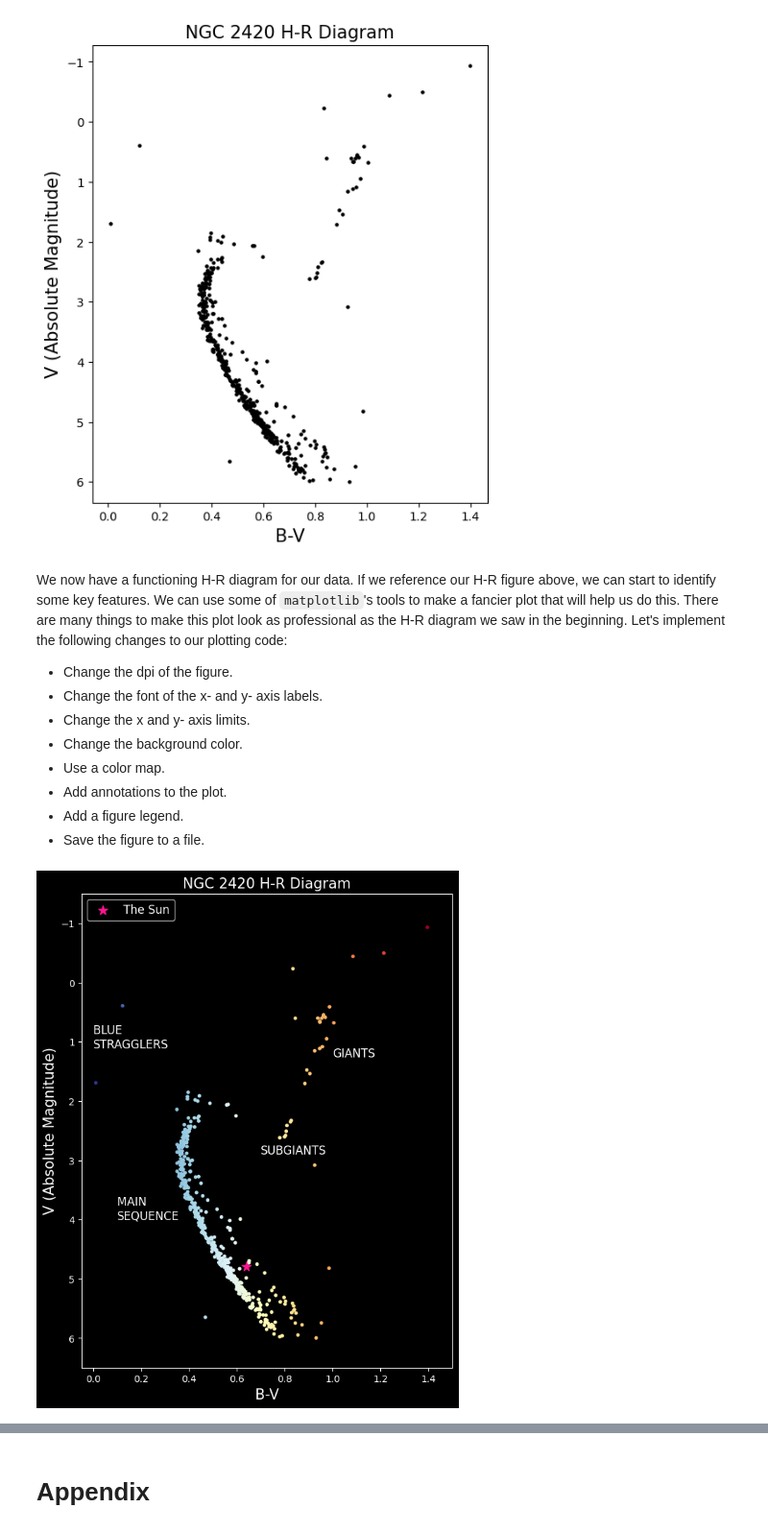
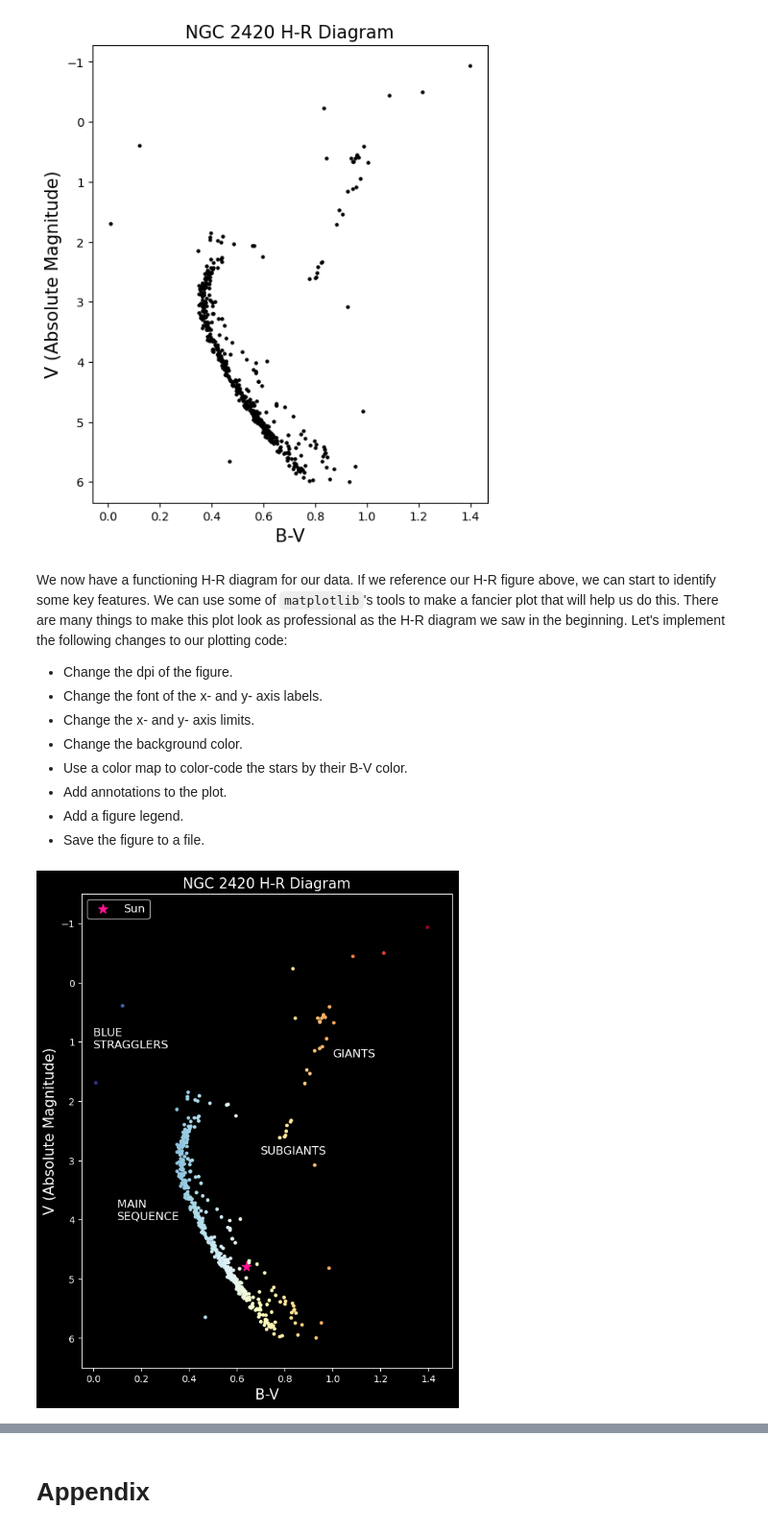
Before and after one commit to BrandonRadzom/pyiu, a Jupyter notebook: crash-course/demo-solutions/hr_diagram_demo_part1_complete.ipynb, the cells around one changed output, grey strips where cells are left out. Shown at 96% size. Drawn from its saved outputs; the diff is of its cells as text; code cells hidden in the pictures.

Commit message:
Updating HR diagram demo notebook for S26 crash course

```diff
--- a/crash-course/demo-solutions/hr_diagram_demo_part1_complete.ipynb
+++ b/crash-course/demo-solutions/hr_diagram_demo_part1_complete.ipynb
@@ -495,53 +486,53 @@ We now have a functioning H-R diagram for our data. If we reference our H-R figu
 
 * Change the dpi of the figure.
 * Change the font of the x- and y- axis labels.
-* Change the x and y- axis limits.
+* Change the x- and y- axis limits.
 * Change the background color.
-* Use a color map.
+* Use a color map to color-code the stars by their B-V color.
 * Add annotations to the plot.
 * Add a figure legend.
 * Save the figure to a file.
 # %%
-# set the dpi = "dots per inch" or resolution of figure
+# Set the dpi = "dots per inch" or resolution of figure
 matplotlib.rcParams["figure.dpi"] = 100
-# we can even change the font style!
+# We can even change the font style!
 plt.rcParams["font.serif"] = ["Times New Roman"] + plt.rcParams["font.serif"]
-# set the background to be black
+# Set the background to be black
 plt.style.use("dark_background")
 
 
-# create the figure
-plt.figure(figsize=(7, 9))
+# Create the figure
+plt.figure(figsize = (7, 9))
 
-# set the edge color to be white
+# Set the edge color to be white
 matplotlib.rc("axes", edgecolor = "white")
-# set the plot title and fontsize
+# Set the plot title and fontsize
 plt.title("NGC 2420 H-R Diagram", size = 15)
-# plot B-V colors against absolute magnitudes
+# Plot B-V colors against absolute V magnitudes
 plt.scatter(bv_colors, vmags_abs, s = 8, c = bv_colors, cmap = "RdYlBu_r")
-# plot the approx. B-V and V magnitude for the Sun (source: https://iopscience.iop.org/article/10.3847/1538-4365/aabfdf)
-# note the 'label' argument sets the text label for this data point
-plt.scatter(0.64, 4.80, marker = "*", s = 100, c = "deeppink", label = "The Sun")
-# invert the y-axis, which is V mags
+# Plot the approx. B-V and V magnitude for the Sun (source: https://iopscience.iop.org/article/10.3847/1538-4365/aabfdf)
+# Note the "label" argument sets the text label for this data point
+plt.scatter(0.64, 4.80, marker = "*", s = 100, c = "deeppink", label = "Sun")
+# Invert the y-axis, which shows absolute V magnitudes
 plt.gca().invert_yaxis()
-# set axis limits
+# Set axis limits
 plt.xlim(-0.05, 1.5)
-plt.ylim(6.5,-1.5)
+plt.ylim(6.5, -1.5)
 
-# set axis labels
+# Set axis labels
 plt.xlabel("B-V", size = 15)
 plt.ylabel("V (Absolute Magnitude)", size = 15)
 
-# set annotations for the figure
+# Label key regions of the H-R diagram
 plt.annotate("MAIN \nSEQUENCE", xy = (0.1, 4), xycoords = "data", size = 12)
 plt.annotate("GIANTS", xy = (1, 1.25), xycoords = "data", size = 12)
-plt.annotate("SUBGIANTS", xy = (0.7,2.9), xycoords = "data", size = 12)
-plt.annotate("BLUE \nSTRAGGLERS", xy = (0,1.1), xycoords = "data", size = 12)
+plt.annotate("SUBGIANTS", xy = (0.7, 2.9), xycoords = "data", size = 12)
+plt.annotate("BLUE \nSTRAGGLERS", xy = (0, 1.1), xycoords = "data", size = 12)
 
-# create a figure legend
+# Create a figure legend
 plt.legend(loc = "upper left", fontsize = 12)
-# save the figure as a .png file
+# Save the figure as a .png file
 plt.savefig("hr_diagram.png")
 # %% [output]
-[figure, old version]
+[figure, new version]
 # %% [markdown]
```
Also changed, not shown: parts of 44 cells of this notebook, 2 other files.
